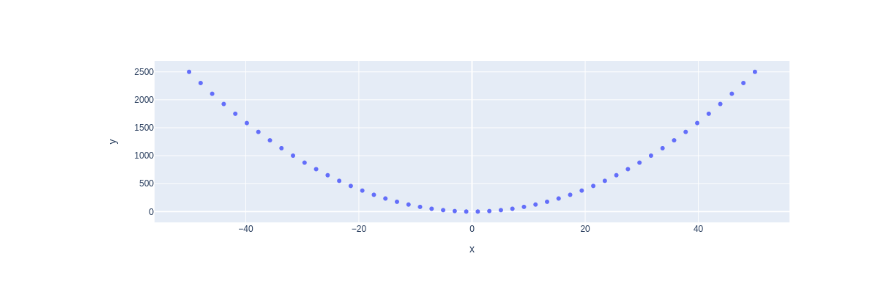
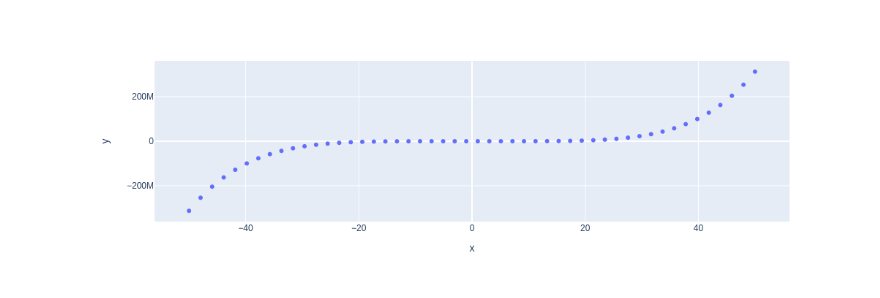
Before and after one commit to igortin/my-notebooks-repo, a Jupyter notebook: experiment1.ipynb, the cells around one changed output. Saved outputs shown, nothing was run; the diff lists cells and outputs as text; code cells hidden in the pictures.

```diff
--- a/experiment1.ipynb
+++ b/experiment1.ipynb
@@ -1,16 +1,16 @@
 # %%
 import numpy as np
 import plotly.express as px
 
 # x-axis data points
 x = np.linspace(start=-50, stop=50)
 
 # y-axis data points
-y = x ** 2
+y = x ** 5
 
 # define the plot
 fig = px.scatter(x=x, y=y)
 
 fig.show()
 # %% [output]
-[figure, old version]
+[figure, new version]
```
